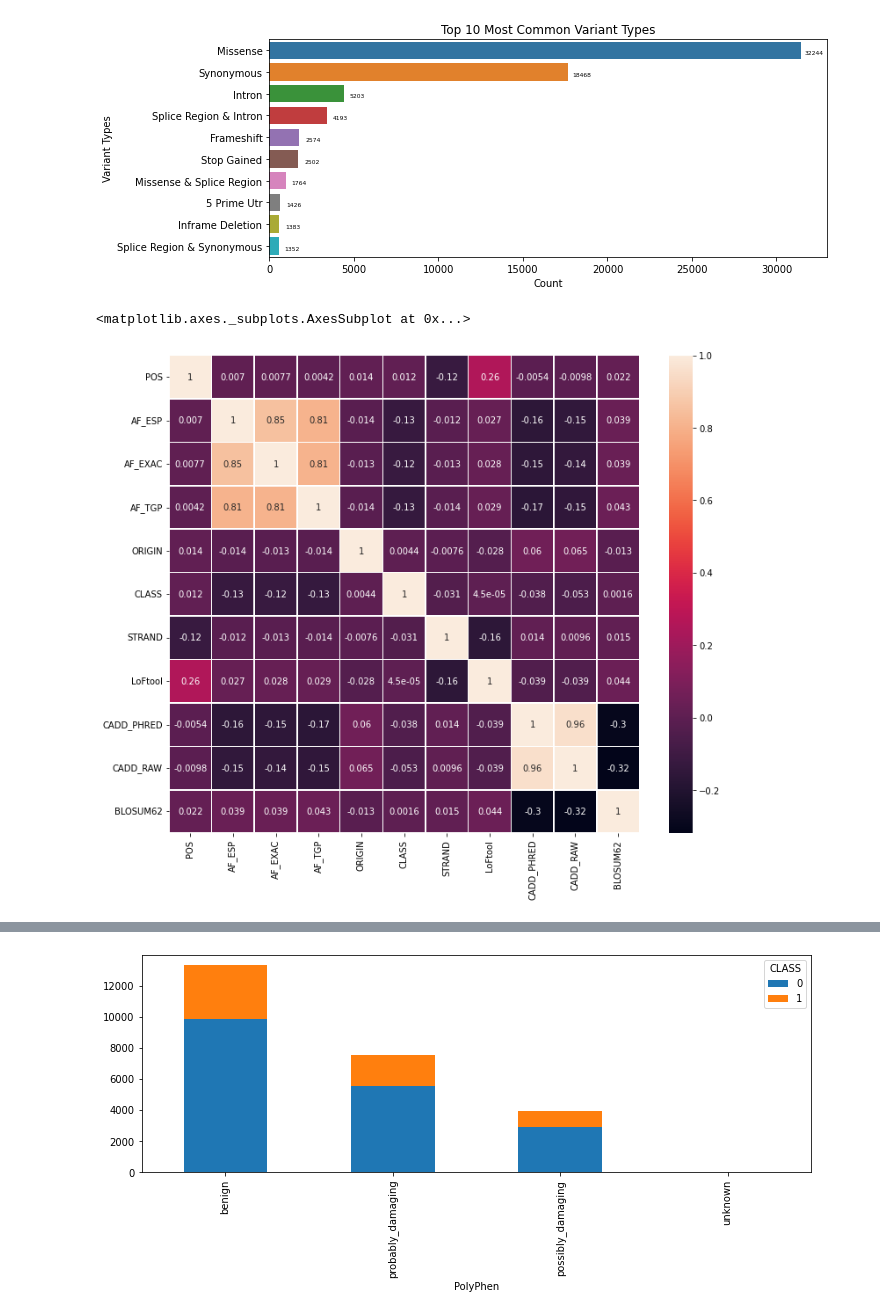
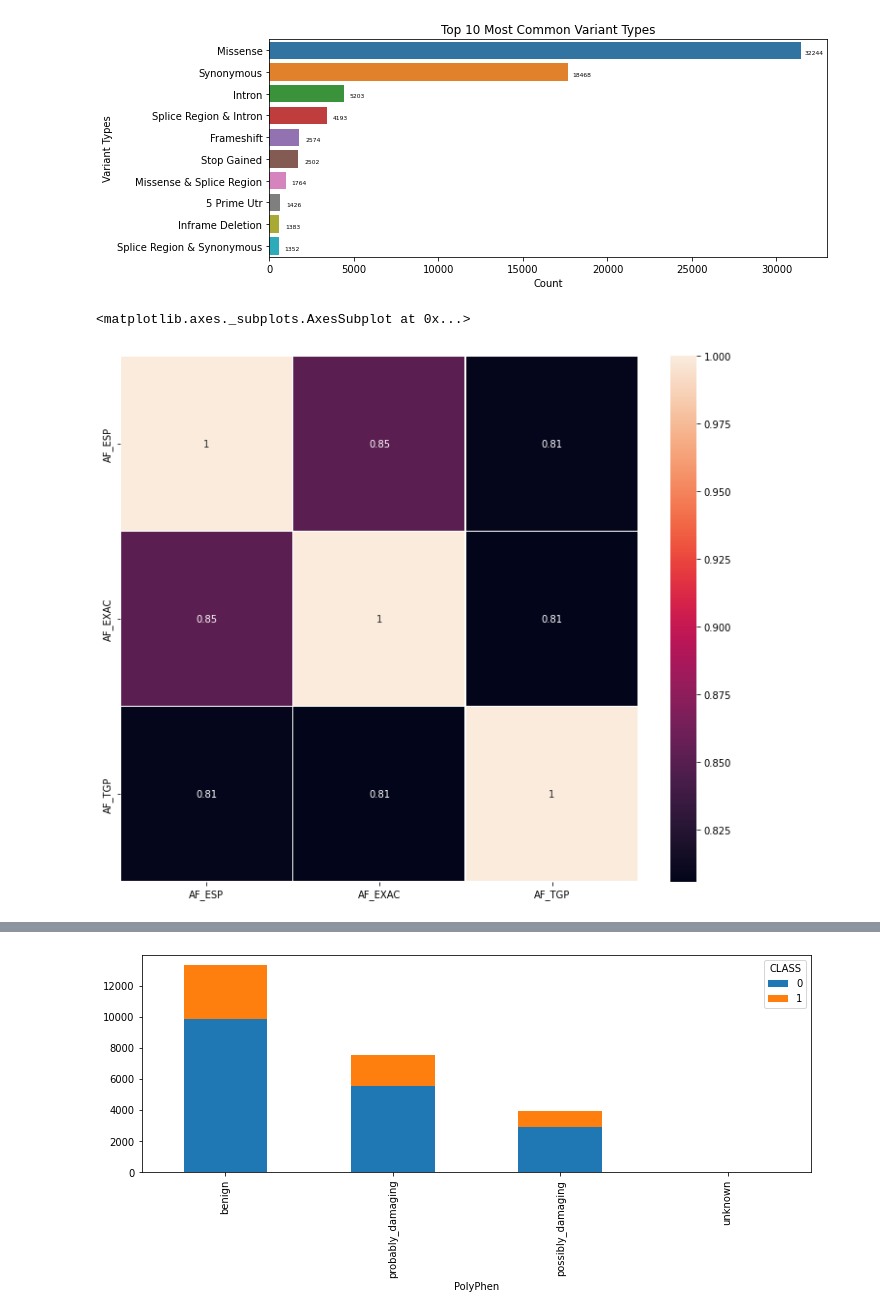
Before and after one commit to DataScience4Health-Fall2022/termproject-baymax, a Jupyter notebook: main.ipynb, the cells around one changed output, grey strips where cells are left out. Cells and saved outputs as stored; diff of their text form; code cells hidden in the pictures.

Commit message:
Graph 10 -11

```diff
--- a/main.ipynb
+++ b/main.ipynb
@@ -244,8 +242,9 @@ plt.title("Top 10 Most Common Variant Types")
 Text(0.5, 1.0, 'Top 10 Most Common Variant Types')
 [figure]
 # %%
+#Graph 6: Correlation Matrix for understanding correlation between AF_ESP,AF_EXAC,AF_TGP
 plt.figure(figsize = (12, 10))
-sns.heatmap(data.corr(), annot = True, linewidths=.5)
+sns.heatmap(data[data.columns[3:7]].corr(), annot = True, linewidths=.5)
 # %% [output]
 <matplotlib.axes._subplots.AxesSubplot at 0x...>
-[figure, old version]
+[figure, new version]
```
Also changed, not shown: parts of 7 cells of this notebook.
